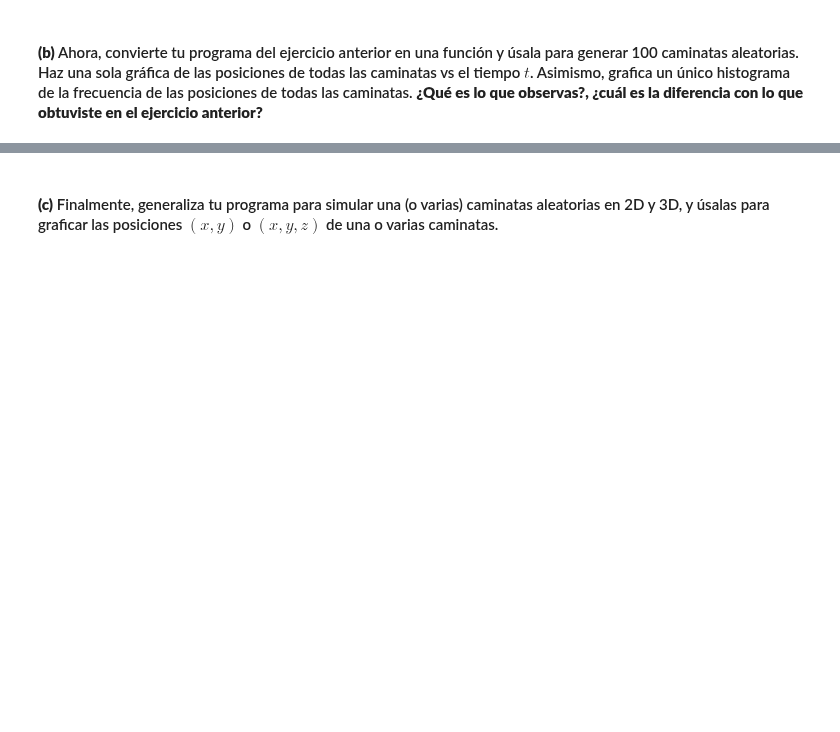
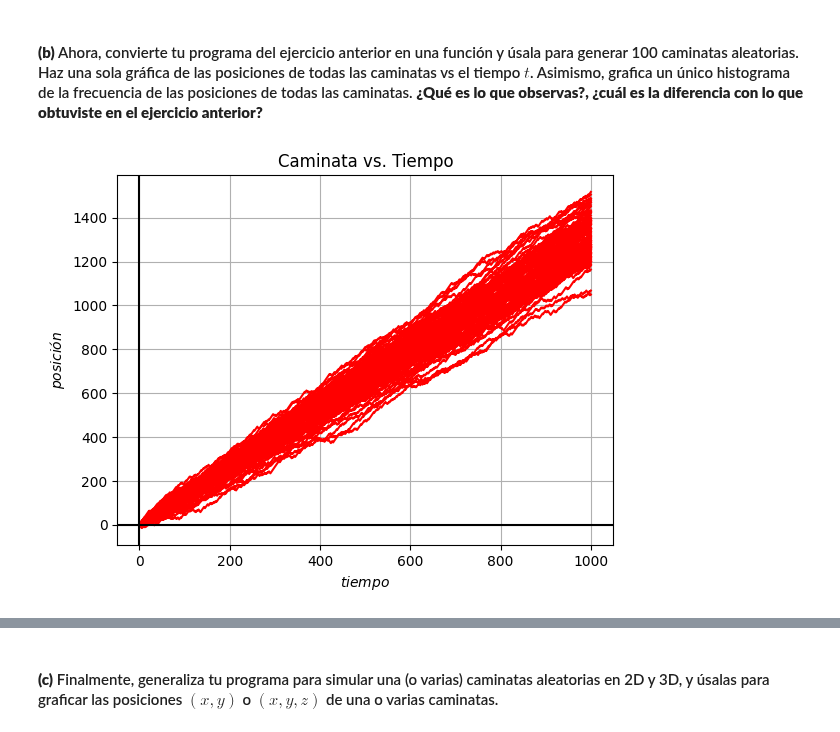
Before and after one commit to Alexi5omg/CLASE, a Jupyter notebook: Tareas/Práctica_6.ipynb, the cells around one changed output, grey strips where cells are left out. Drawn from its saved outputs; the diff is of its cells as text; code cells hidden in the pictures; blank space fills up the shorter version.

```diff
--- a/Tareas/Práctica_6.ipynb
+++ b/Tareas/Práctica_6.ipynb
@@ -301,2 +339,33 @@ print(contador/N)
 # %% [markdown]
 #### **(b)** Ahora, convierte tu programa del ejercicio anterior en una función y úsala para generar 100 caminatas aleatorias. Haz una sola gráfica de las posiciones de todas las caminatas vs el tiempo $t$. Asimismo, grafica un único histograma de la frecuencia de las posiciones de todas las caminatas. **¿Qué es lo que observas?, ¿cuál es la diferencia con lo que obtuviste en el ejercicio anterior?**
+# %%
+def caminata(pasos,longpaso,probaderecha):
+  x = 0
+  X = []
+  t = 0
+  T = []
+  for i in range(pasos):
+    c = rnd.random()
+    if c < 1-probaderecha:
+      x = x - longpaso
+    else:
+      x = x + longpaso
+    t = t + 1
+    X.append(x)
+    T.append(t)
+  return X,T
+# %%
+X = [] # Guardamos los valores para hacer el histograma
+for j in range(100):
+  x,t = caminata(1000,3,0.72)
+  X.extend(x)
+  pl.plot(t,x,c='red')
+
+pl.title(r'Caminata vs. Tiempo')
+pl.xlabel(r'$tiempo$')
+pl.ylabel(r'$posición$')
+pl.axhline(y=0.0,c='k')
+pl.axvline(x=0.0,c='k')
+pl.grid()
+# %% [output]
+[figure, added]
```
Also changed, not shown: parts of 9 cells of this notebook.
